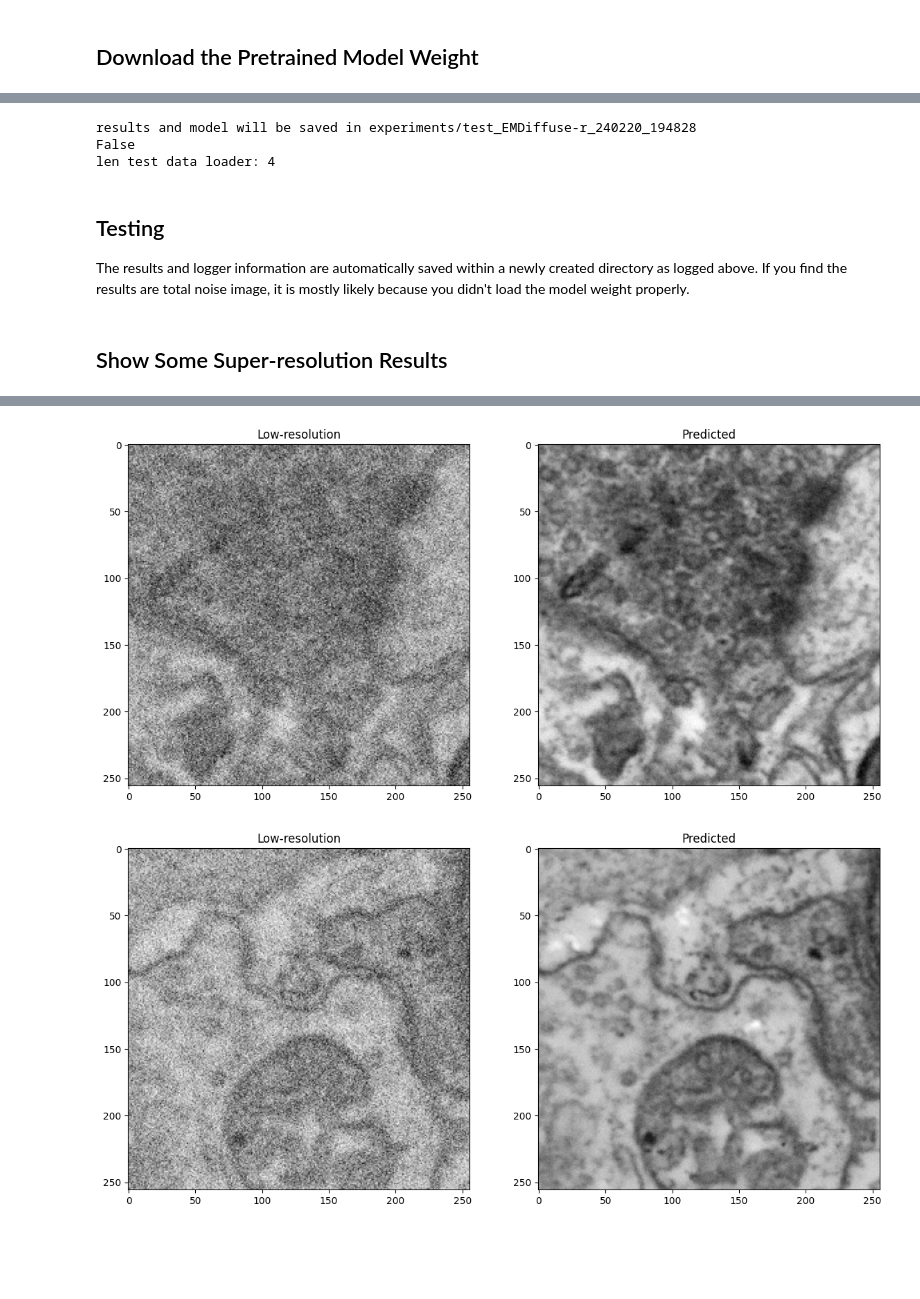
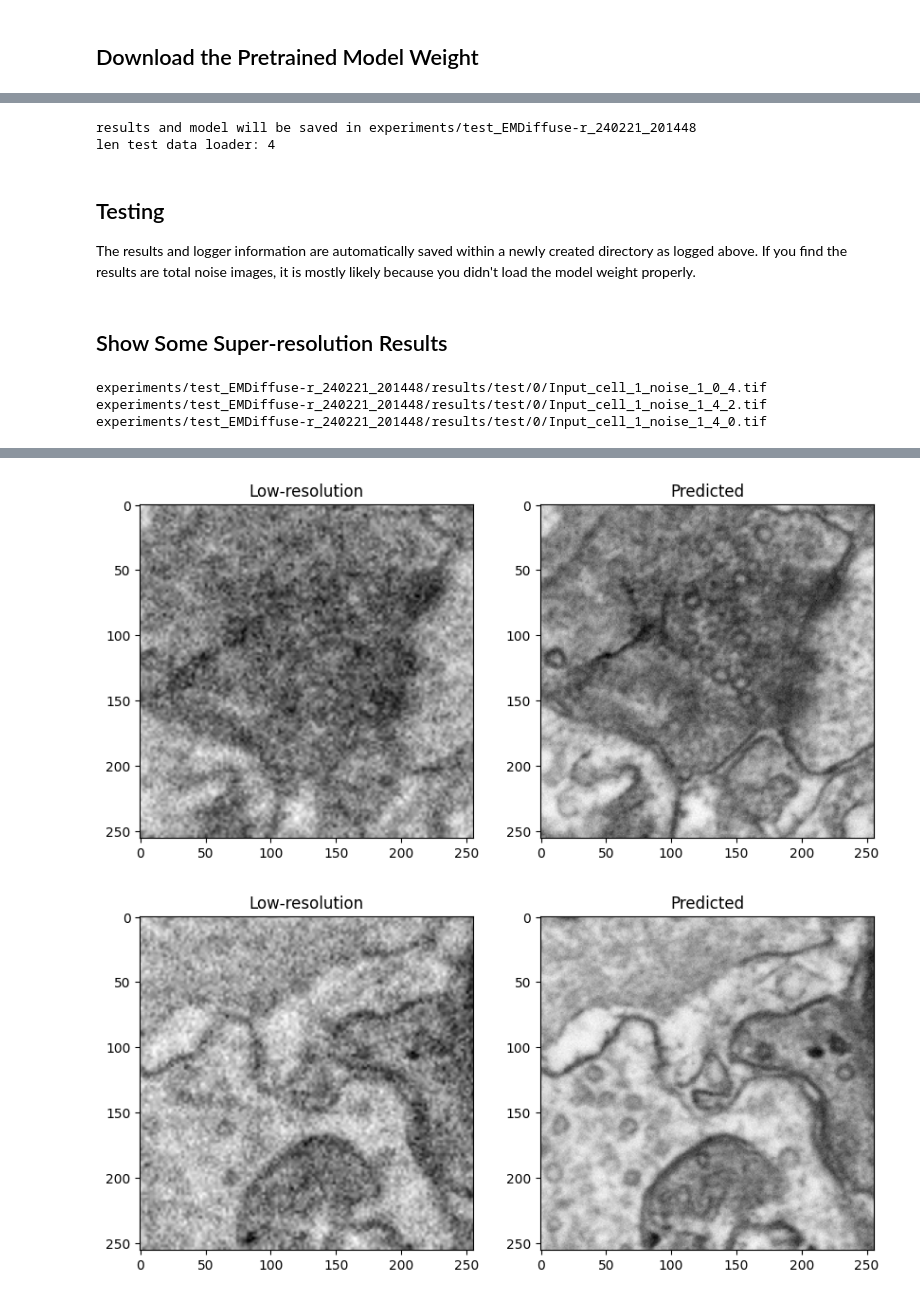
Before and after one commit to Luchixiang/EMDiffuse, a Jupyter notebook: example/super-res/prediction.ipynb, the cells around one changed output, grey strips where cells are left out. Cells and saved outputs as stored; diff of their text form; code cells hidden in the pictures; blank space fills up the shorter version.

```diff
--- a/example/super-res/prediction.ipynb
+++ b/example/super-res/prediction.ipynb
@@ -93,33 +94,33 @@ When loading the model for testing, we replicate the training configuration with
 - step: The number of diffusion steps. More steps, higher image quality.
 # %%
 config = EMDiffuseConfig(config='config/EMDiffuse-r.json', phase='test',
-                         path='./demo/denoise_crop_patches', batch_size=16, mean=1, resume='./experiments/EMDiffuse-r/2720', step=200)
+                         path='./demo/super_res_crop_patches', batch_size=16, mean=1, resume='./experiments/EMDiffuse-r/best', step=200)
 opt = Praser.parse(config) # Parse the config
 opt['world_size'] = 1
 Util.set_seed(opt['seed'])
 model = create_EMDiffuse(opt)
 print(f'len test data loader: {len(model.phase_loader)}')
 # %% [output]
-results and model will be saved in experiments/test_EMDiffuse-r_240220_194828
-False
+results and model will be saved in experiments/test_EMDiffuse-r_240221_201448
 len test data loader: 4
 # %% [markdown]
 ## Testing
 
-The results and logger information are automatically saved within a newly created directory as logged above. If you find the results are total noise image, it is mostly likely because you didn't load the model weight properly.
+The results and logger information are automatically saved within a newly created directory as logged above. If you find the results are total noise images, it is mostly likely because you didn't load the model weight properly.
 # %%
 model.test()
 # %% [markdown]
 ## Show Some Super-resolution Results
 # %%
 import glob
-results_path = './experiments/test_EMDiffuse-r_240220_194828/results/test/0' # you should replace the results path with the folder name logged above
+results_path = os.path.join(opt['path']['experiments_root'], 'results', 'test', '0')
 lr_images = glob.glob(os.path.join(results_path, 'Input_*.tif'))
 if len(lr_images) != 0:
     for i in range(3):
+        print(lr_images[i])
         lr_img =  imread(lr_images[i])
         hr_img = imread(lr_images[i].replace('Input', 'Out'))
-        plt.figure(figsize=(14,7))
+        plt.figure(figsize=(10,5))
         plt.subplot(1,2,1)
         plt.imshow(lr_img, cmap='gray')
         plt.title('Low-resolution')
@@ -127,3 +128,6 @@ if len(lr_images) != 0:
         plt.imshow(hr_img, cmap='gray')
         plt.title('Predicted')
 # %% [output]
+experiments/test_EMDiffuse-r_240221_201448/results/test/0/Input_cell_1_noise_1_0_4.tif
+experiments/test_EMDiffuse-r_240221_201448/results/test/0/Input_cell_1_noise_1_4_2.tif
+experiments/test_EMDiffuse-r_240221_201448/results/test/0/Input_cell_1_noise_1_4_0.tif
@@ -131,2 +135,2 @@ if len(lr_images) != 0:
-[figure, old version]
+[figure, new version]
-[figure, old version]
+[figure, new version]
```
Also changed, not shown: parts of 9 cells of this notebook, 22 other files.
